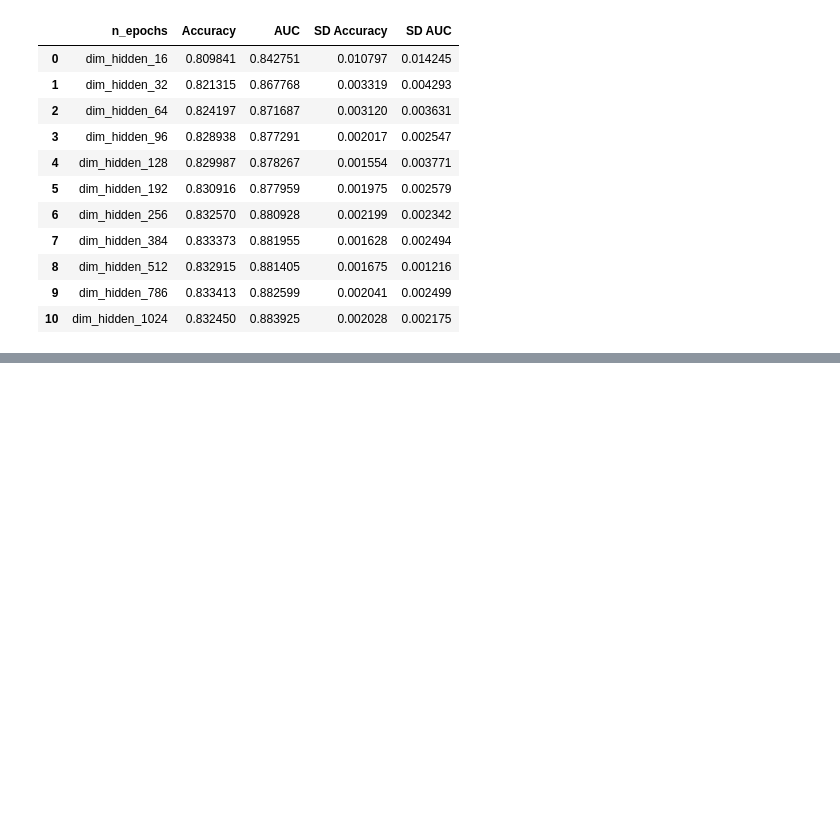
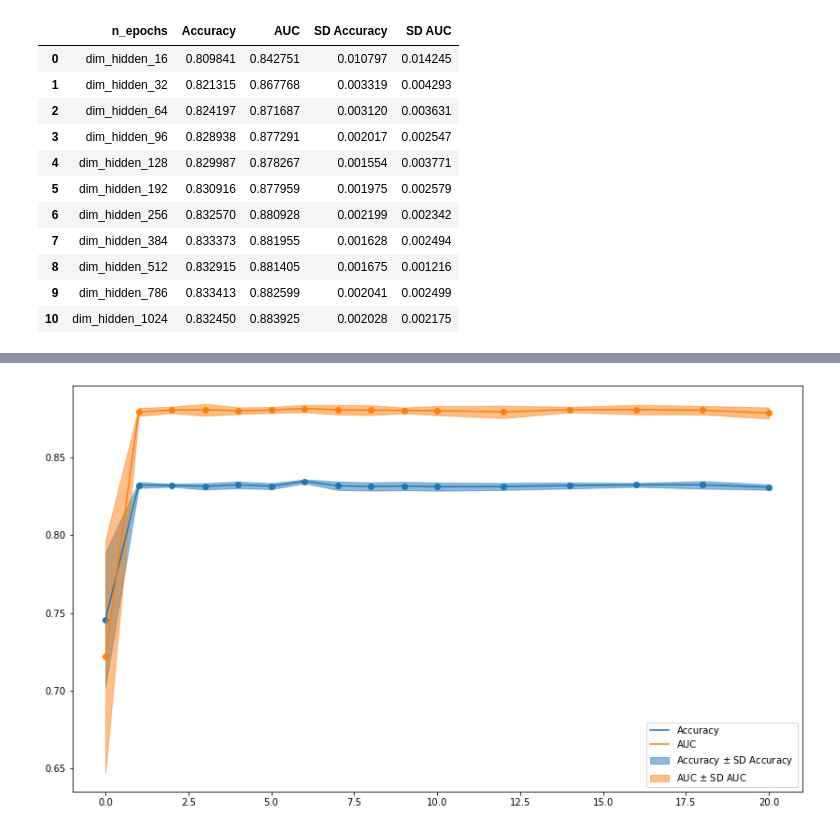
Before and after one commit to ArneRustad/Master-thesis-cf, a Jupyter notebook: scripts/tabGAN_hyperparam_tuning.ipynb, the cells around one changed output, grey strips where cells are left out. Cells and saved outputs as stored; diff of their text form; code cells hidden in the pictures; blank space fills up the shorter version.

```diff
--- a/scripts/tabGAN_hyperparam_tuning.ipynb
+++ b/scripts/tabGAN_hyperparam_tuning.ipynb
@@ -530,0 +577,11 @@ result_dim_hidden
+# %%
+wgan_lambda_vec = np.arange(0,11, 1).tolist() + np.arange(12,21,2).tolist()
+n_synthetic_datasets_wgan_lambda_comparison = 10
+n_epochs_wgan_lambda = 100
+
+def create_tabGAN_for_wgan_lambda(wgan_lambda):
+    tg_qtr = TableGAN(data_train, n_critic = n_critic, opt_lr = adam_lr, adam_beta1 = adam_beta1,
+                      quantile_transformation_int = True, quantile_rand_transformation = True,
+                      noise_discrete_unif_max = noise_discrete_unif_max,
+                     wgan_lambda=wgan_lambda)
+    return tg_qtr
@@ -530,0 +605,18 @@ result_dim_hidden
+# %%
+result_wgan_lambda = utils.hp_tuning.evaluate_hyperparams_through_prediction(
+    data_train=data_train,
+    data_test=data_test,
+    dataset_dir=const.dir.hyperparams_tuning(),
+    hyperparams_vec=wgan_lambda_vec,
+    hyperparams_name = "wgan_lambda",
+    subfolder="tabGAN-qtr",
+    n_synthetic_datasets = n_synthetic_datasets_wgan_lambda_comparison,
+    save_dir = const.dir.images(),
+    save_path = "predictive_performance_against_wgan_lambda.svg",
+    legend_pos="lower right",
+    x_scale="linear",
+    incl_comparison_folder=True,
+    allow_not_complete_hp_vec=True
+)
+# %% [output]
+[figure, added]
```
Also changed, not shown: parts of 34 cells of this notebook, 46 other files.
